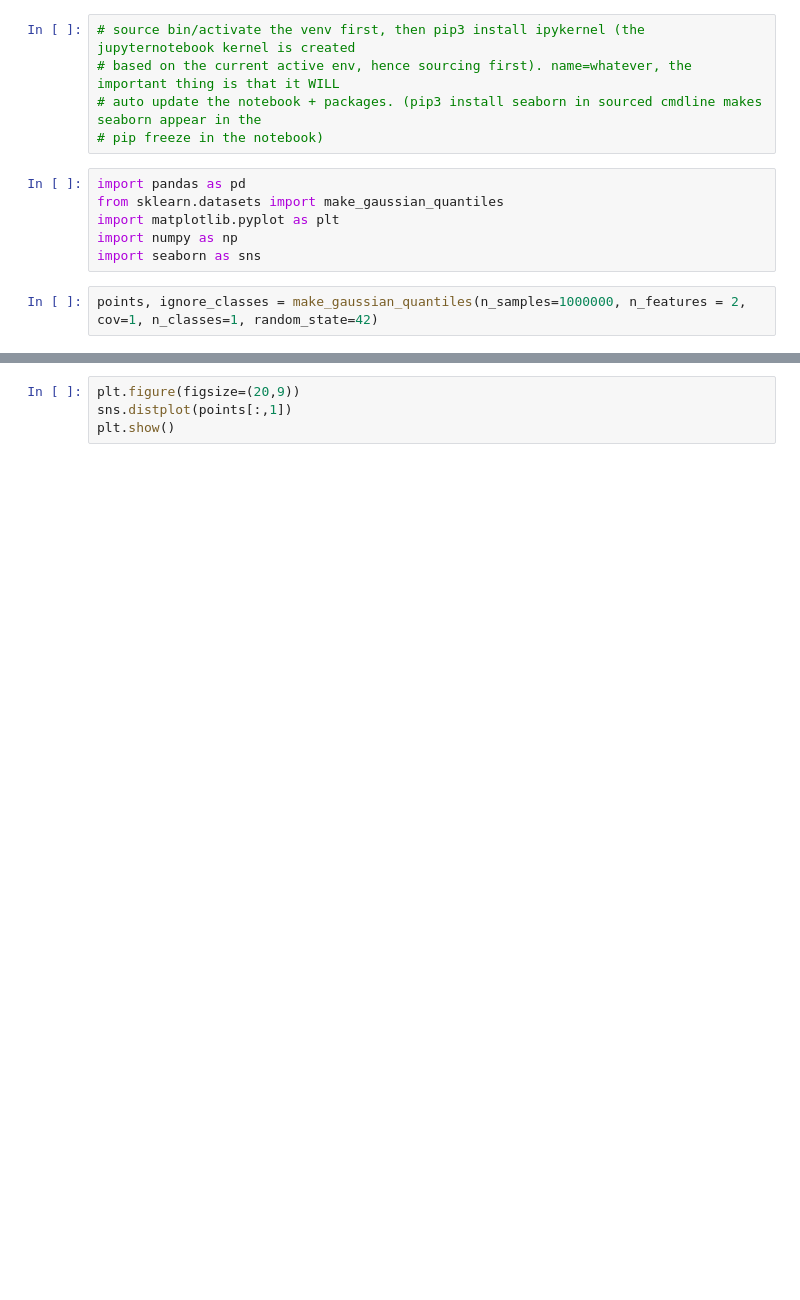
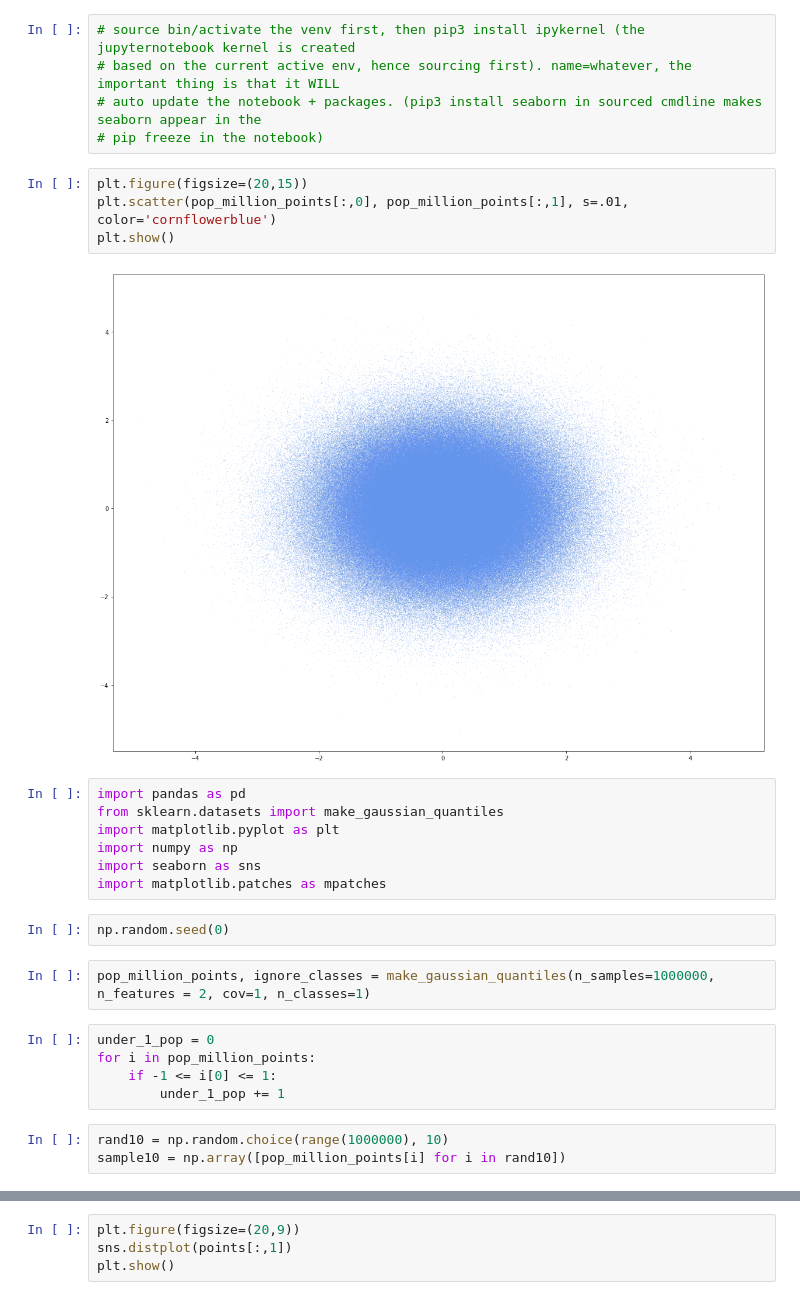
Before and after one commit to bphall/stats_vis, a Jupyter notebook: bessel_proof.ipynb, the cells around one changed output, grey strips where cells are left out. Saved outputs shown, nothing was run; the diff lists cells and outputs as text; blank space fills up the shorter version.

Commit message:
added visualization and explanation

```diff
--- a/bessel_proof.ipynb
+++ b/bessel_proof.ipynb
@@ -3,11 +3,28 @@
 # based on the current active env, hence sourcing first). name=whatever, the important thing is that it WILL
 # auto update the notebook + packages. (pip3 install seaborn in sourced cmdline makes seaborn appear in the
 # pip freeze in the notebook)
+# %%
+plt.figure(figsize=(20,15))
+plt.scatter(pop_million_points[:,0], pop_million_points[:,1], s=.01, color='cornflowerblue')
+plt.show()
+# %% [output]
+[figure, added]
 # %%
 import pandas as pd
 from sklearn.datasets import make_gaussian_quantiles
 import matplotlib.pyplot as plt
 import numpy as np
 import seaborn as sns
+import matplotlib.patches as mpatches
+# %%
+np.random.seed(0)
 # %%
-points, ignore_classes = make_gaussian_quantiles(n_samples=1000000, n_features = 2, cov=1, n_classes=1, random_state=42)
+pop_million_points, ignore_classes = make_gaussian_quantiles(n_samples=1000000, n_features = 2, cov=1, n_classes=1)
+# %%
+under_1_pop = 0
+for i in pop_million_points:
+    if -1 <= i[0] <= 1:
+        under_1_pop += 1
+# %%
+rand10 = np.random.choice(range(1000000), 10)
+sample10 = np.array([pop_million_points[i] for i in rand10])
```
Also changed, not shown: parts of 18 cells of this notebook.
